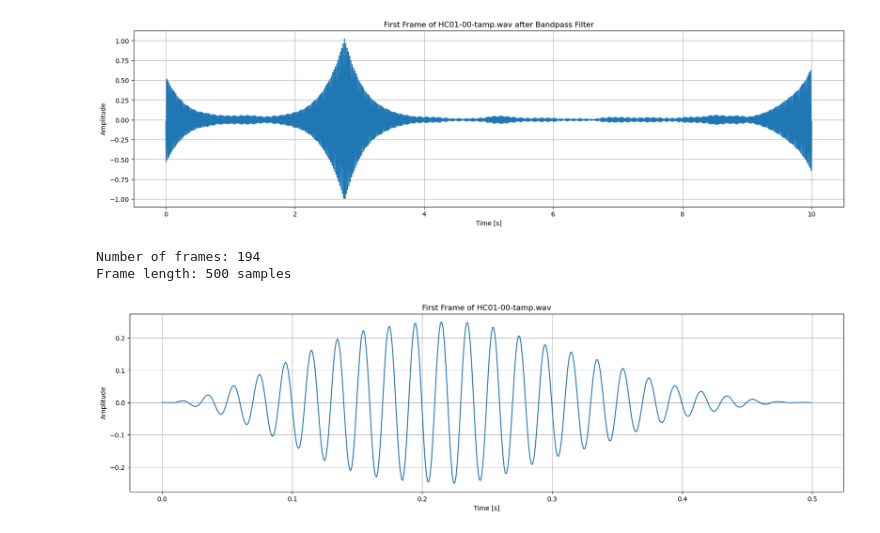
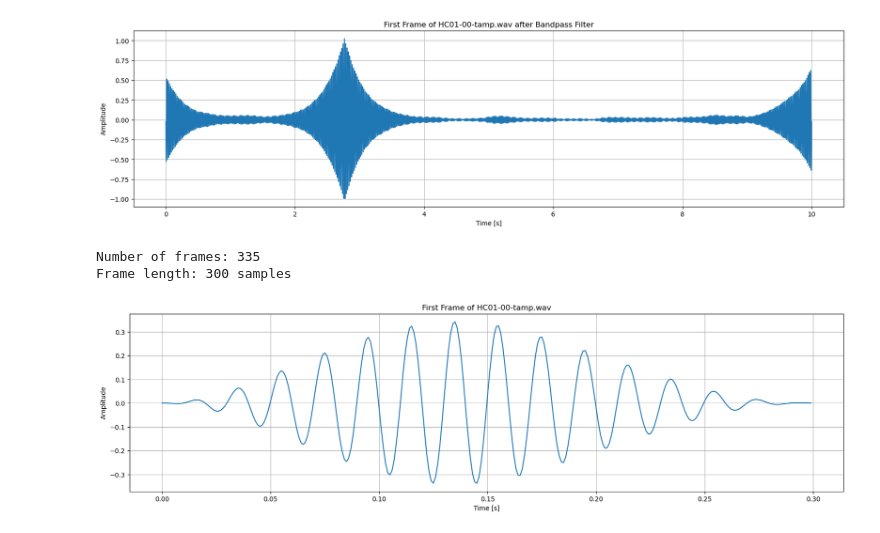
Before and after one commit to Licates/ENFify, a Jupyter notebook: notebooks/lm/1.02_lm_preprocessing_steps.ipynb, the cells around one changed output. Cells and saved outputs as stored; diff of their text form; code cells hidden in the pictures.

```diff
--- a/notebooks/lm/1.03_lm_all_preprocessing_steps.ipynb
+++ b/notebooks/lm/1.02_lm_preprocessing_steps.ipynb
@@ -32,7 +32,10 @@ from enfify.preprocessing import (bandpass_filter, downsample_ffmpeg,
 with open(ENFIFY_DIR/"config_nature.yml", "r") as f:
     config = yaml.safe_load(f)
 
-file = INTERIM_DATA_DIR / "Carioca1/HC01-00-tamp.wav"
+with open(INTERIM_DATA_DIR / "Carioca1" / "cut_info.json", "r") as f:
+    cut_info = json.load(f)
+
+file = INTERIM_DATA_DIR / "Carioca1" / "HC01-00-tamp.wav"
 sample_freq, sig = wavfile.read(file)
 print(f"Sample frequency: {sample_freq:_} Hz")
 
@@ -53,11 +56,11 @@ Sample frequency: 44_100 Hz
 # Downsampling
 nominal_enf = config["nominal_enf"]
 downsample_freq = config["downsampling_frequency_per_nominal_enf"] * nominal_enf
-sig, sample_freq = downsample_ffmpeg(sig, sample_freq, downsample_freq)
-print(f"Downsampled frequency: {sample_freq:_} Hz")
+sig, downsample_freq = downsample_ffmpeg(sig, sample_freq, downsample_freq)
+print(f"Downsampled frequency: {downsample_freq:_} Hz")
 
 # Plot the signal
-time = np.arange(len(sig)) / sample_freq
+time = np.arange(len(sig)) / downsample_freq
 plt.figure(figsize=(20, 5))
 plt.plot(time, sig)
 plt.xlabel("Time [s]")
@@ -76,7 +79,7 @@ highcut = bandpass_config["highcut"]
 order = bandpass_config["order"]
 print(f"Bandpass filter: {lowcut} - {highcut} Hz")
 print(f"Filter order: {order}")
-sig = bandpass_filter(sig, lowcut, highcut, sample_freq, order)
+sig = bandpass_filter(sig, lowcut, highcut, downsample_freq, order)
 
 # Plot the first frame
 plt.figure(figsize=(20, 5))
@@ -135,34 +96,34 @@ Filter order: 1
 # %%
 # Frame Splitting and Windowing
 window_type = config["window_type"]
-frame_len_samples = int(config["frame_len"] / 1000 * sample_freq)
+frame_len_samples = int(config["frame_len"] / 1000 * downsample_freq)
 frame_shift = int(frame_len_samples * (1-config["frame_overlap"]))
 
 num_frames = (len(sig) - frame_len_samples + frame_shift) // frame_shift
 frames = np.zeros((num_frames, frame_len_samples))
 
 window = get_window(window_type, frame_len_samples)
 for i in range(num_frames):
     start = i * frame_shift
     end = start + frame_len_samples
     frames[i] = sig[start:end] * window
 
 print(f"Number of frames: {num_frames}")
 print(f"Frame length: {frame_len_samples} samples")
 
 # Plot the first frame
-time = np.arange(frame_len_samples) / sample_freq
+time = np.arange(frame_len_samples) / downsample_freq
 plt.figure(figsize=(20, 5))
 plt.plot(time, frames[0])
 plt.xlabel("Time [s]")
 plt.ylabel("Amplitude")
 plt.title(f"First Frame of {file.name}")
 plt.grid()
 plt.show()
 # %% [output]
-Number of frames: 194
-Frame length: 500 samples
+Number of frames: 335
+Frame length: 300 samples
-[figure, old version]
+[figure, new version]
 # %%
 # Estimate the instantaneous frequency
 freq_estimation_config = config["freq_estimation"]
```
Also changed, not shown: parts of 3 cells of this notebook, 3 other files.
